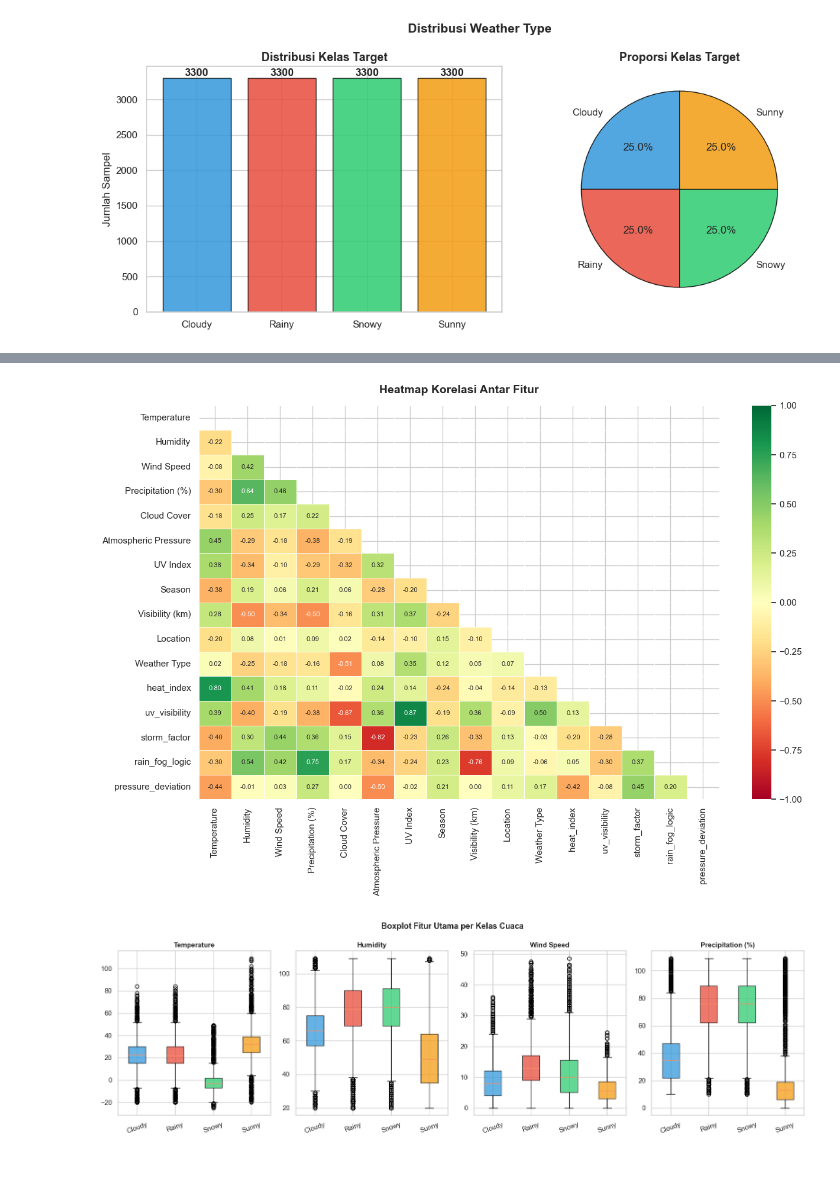
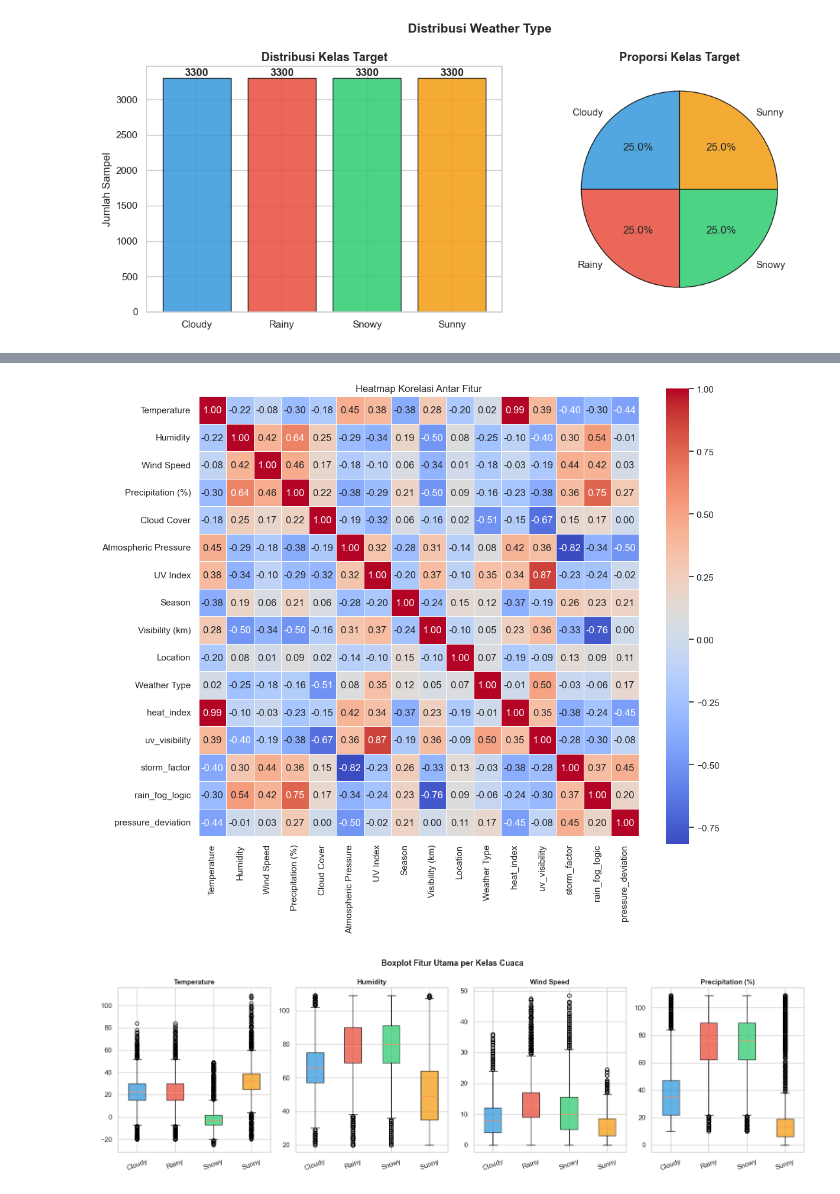
Before and after one commit to raihansaladin/project-ml-klasifikasi, a Jupyter notebook: Klasifikasi_Iklim_CLEAN.ipynb, the cells around one changed output, grey strips where cells are left out. Saved outputs shown, nothing was run; the diff lists cells and outputs as text; code cells hidden in the pictures; blank space fills up the shorter version.

```diff
--- a/Klasifikasi_Iklim_CLEAN.ipynb
+++ b/Klasifikasi_Iklim_CLEAN.ipynb
@@ -265,7 +233,7 @@ def add_features(df_input):
     df_fe = df_input.copy()
 
     # 1. Heat Index (Persepsi Suhu) - Memisahkan Sunny vs Rainy secara tajam
-    df_fe['heat_index'] = df_fe['Temperature'] + (0.55 * df_fe['Humidity'])
+    df_fe['heat_index'] = df_fe['Temperature'] + (0.1 * df_fe['Humidity'])
 
     # 2. UV Index per Cloud Cover - Pembeda utama Sunny vs Cloudy
     df_fe['uv_visibility'] = df_fe['UV Index'] / (df_fe['Cloud Cover'] + 1)
@@ -334,14 +279,24 @@ plt.show()
 # %%
-plt.figure(figsize=(13, 9))
+import seaborn as sns
+import matplotlib.pyplot as plt
+
+# Calculate the correlation matrix
 corr = df_enc.corr()
-mask = np.triu(np.ones_like(corr, dtype=bool))
-sns.heatmap(corr, mask=mask, annot=True, fmt='.2f', cmap='RdYlGn',
-            linewidths=0.5, annot_kws={'size': 8}, vmin=-1, vmax=1, center=0)
-plt.title('Heatmap Korelasi Antar Fitur', fontsize=14, fontweight='bold', pad=15)
-plt.tight_layout()
+
+plt.figure(figsize=(12, 10))
+sns.heatmap(
+    corr,
+    annot=True,
+    fmt=".2f",
+    cmap="coolwarm",
+    square=True,   # biar kotaknya simetris
+    linewidths=0.5
+)
+
+plt.title("Heatmap Korelasi Antar Fitur")
 plt.show()
 # %% [output]
-[figure, old version]
+[figure, new version]
 # %%
 top4 = ['Temperature', 'Humidity', 'Wind Speed', 'Precipitation (%)']
 top4 = [c for c in top4 if c in df.columns]
```
Also changed, not shown: parts of 16 cells of this notebook, 3 other files.
